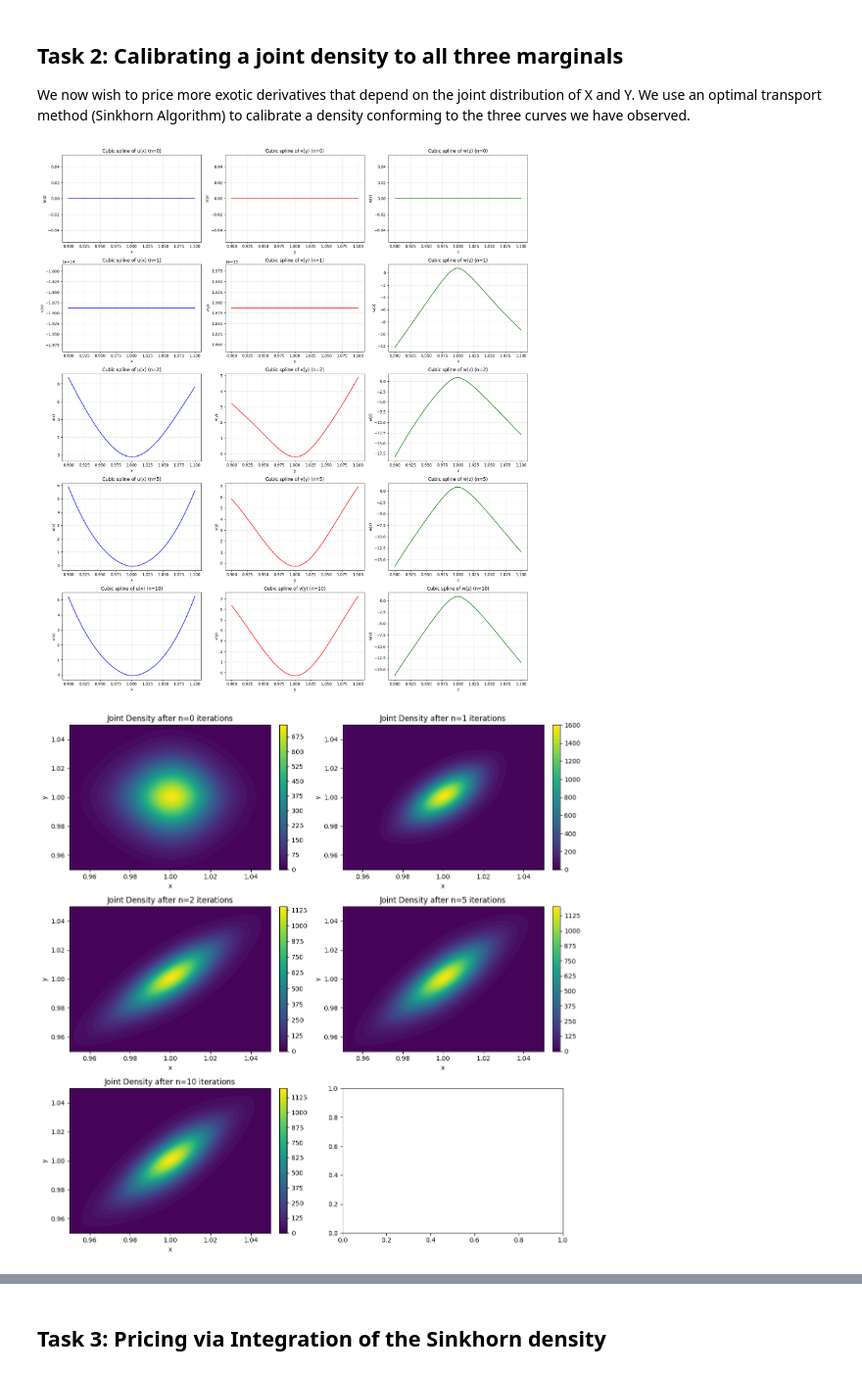
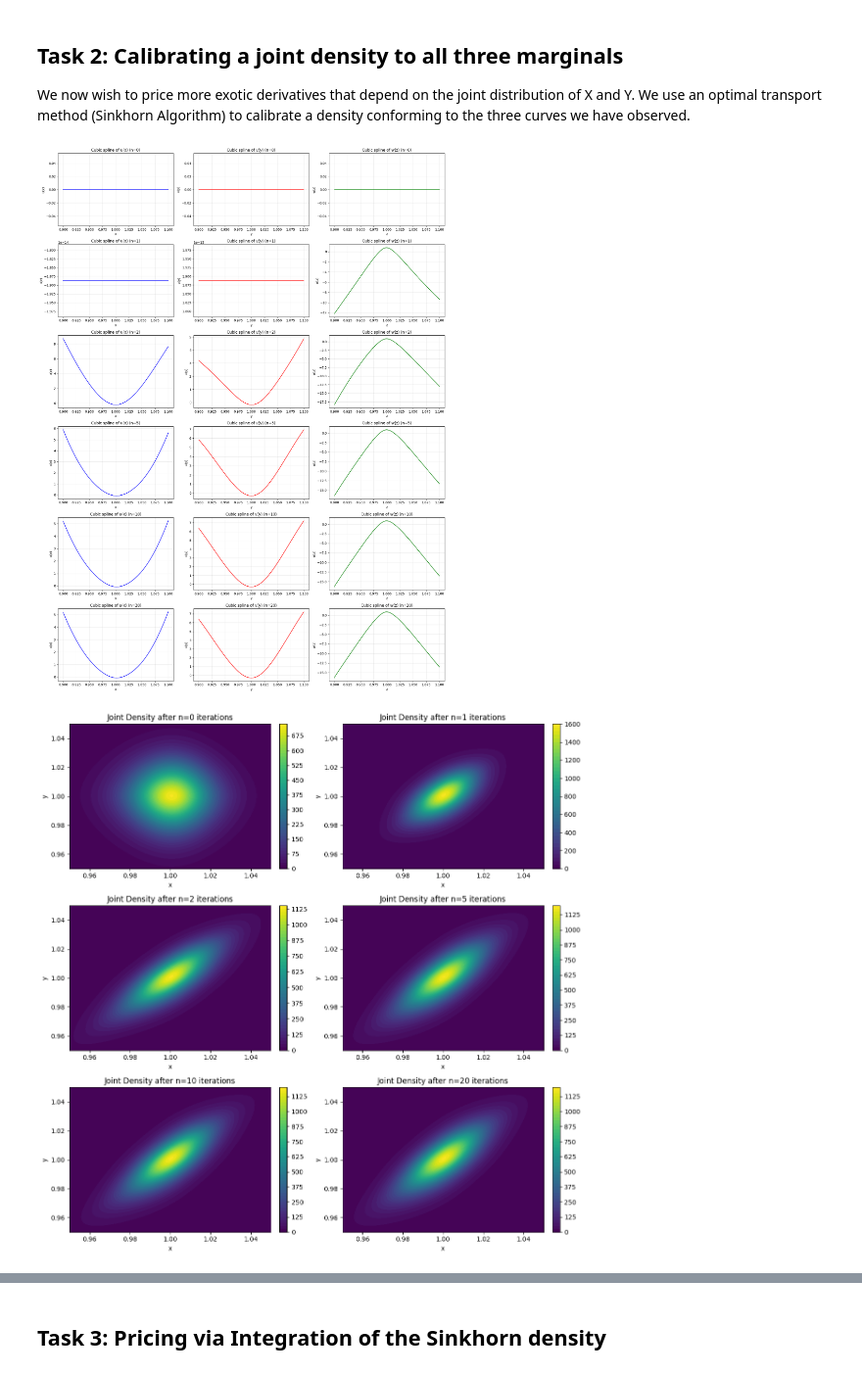
Before and after one commit to AustinQuant/DenseSmiles, a Jupyter notebook: FxPricingDemo.ipynb, the cells around one changed output, grey strips where cells are left out. Shown at 98% size. Saved outputs shown, nothing was run; the diff lists cells and outputs as text; code cells hidden in the pictures.

```diff
--- a/FxPricingDemo.ipynb
+++ b/FxPricingDemo.ipynb
@@ -267,7 +267,7 @@ b = 1.1
 quadgrid = 0.5*(b-a)*u + 0.5*(a+b)
 quadweights = 0.5*(b-a)*w
 
-iterations_list = [0,1,2,5,10]
+iterations_list = [0,1,2,5,10,20]
 
 def demo_spline_evolution(sinkgrid, sinkweights, z_points, quadgrid, iterations_list):
     """
@@ -357,32 +357,32 @@ def demo_convergence(sinkgrid, sinkweights, z_points, quadgrid, iterations_list)
 
         if prev_density is not None:
             # Compute relative L2 norm difference
             diff = np.linalg.norm(current_density - prev_density)
             density_diffs.append(diff)
         else:
             density_diffs.append(np.nan)
 
         prev_density = current_density.copy()
 
     plt.figure(figsize=(8, 5))
     logdiffs = np.log(density_diffs[1:])
     slope, intercept, r_value, p_value, std_err = linregress(np.array(iterations_list[1:]), logdiffs)
     fitted_log_diffs = intercept + slope * np.array(iterations_list)  # Ensure iterations_list is a NumPy array
 
     plt.plot(iterations_list[1:], np.exp(fitted_log_diffs)[1:], 'r:', label=f'Regression Gradient = {slope:.2f}')
     plt.scatter(iterations_list, density_diffs, color='blue', marker='s')
     plt.yscale('log')
     plt.xlabel("N Iterations")
     plt.ylabel("Log of L2 distance between of μ_N and μ_(N-10)")
     plt.title("Log-Scale Convergence of Sinkhorn Joint Density")
     plt.legend()
     plt.grid(True)
     plt.tight_layout()
     plt.show()
 
 demo_spline_evolution(sinkgrid, sinkweights, z_points, quadgrid, iterations_list)
 demo_density_evolution(sinkgrid, sinkweights, z_points, quadgrid, iterations_list)
 demo_convergence(sinkgrid, sinkweights, z_points, quadgrid, iterations_list)
 # %% [output]
-[figure, old version]
+[figure, new version]
-[figure, old version]
+[figure, new version]
```
Also changed, not shown: parts of 10 cells of this notebook, 19 other files.
